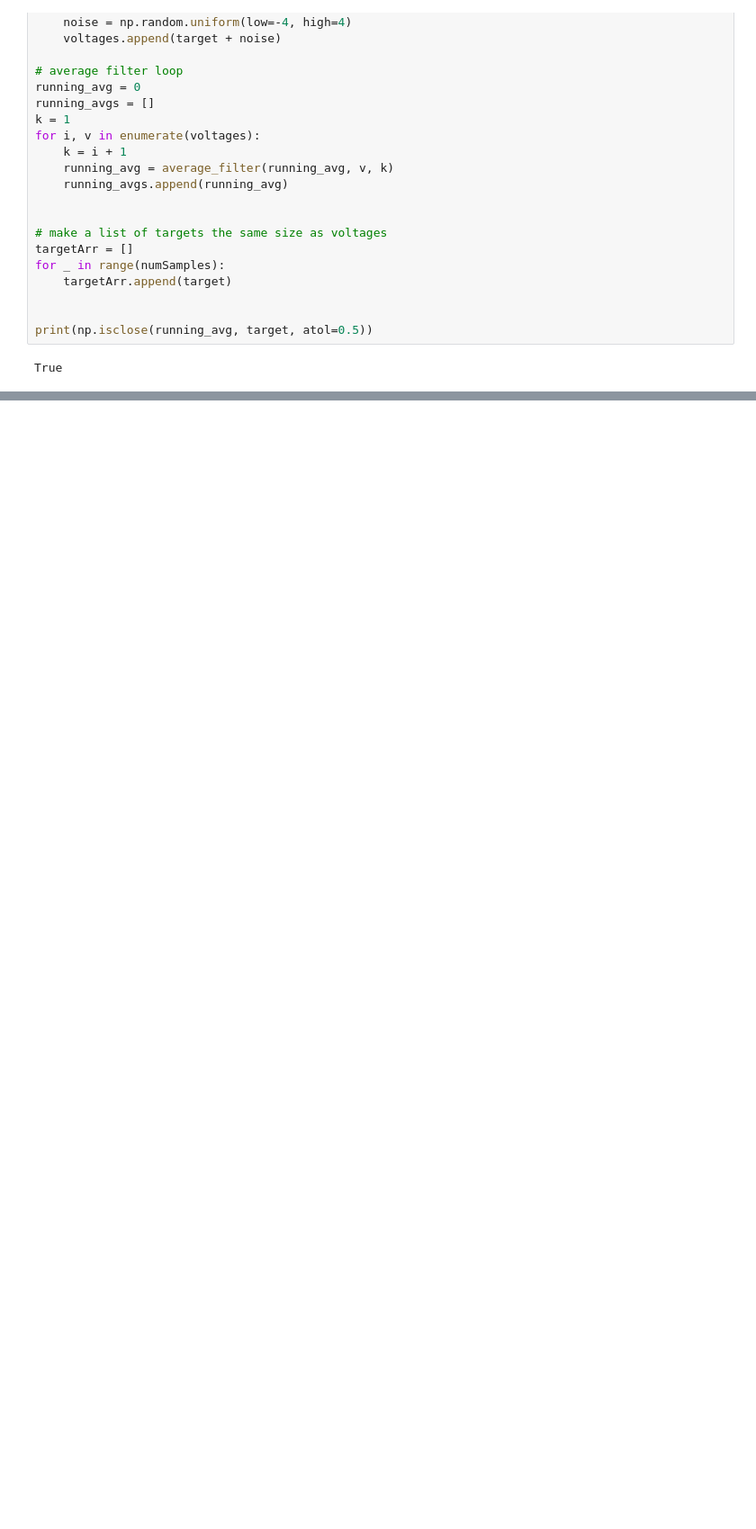
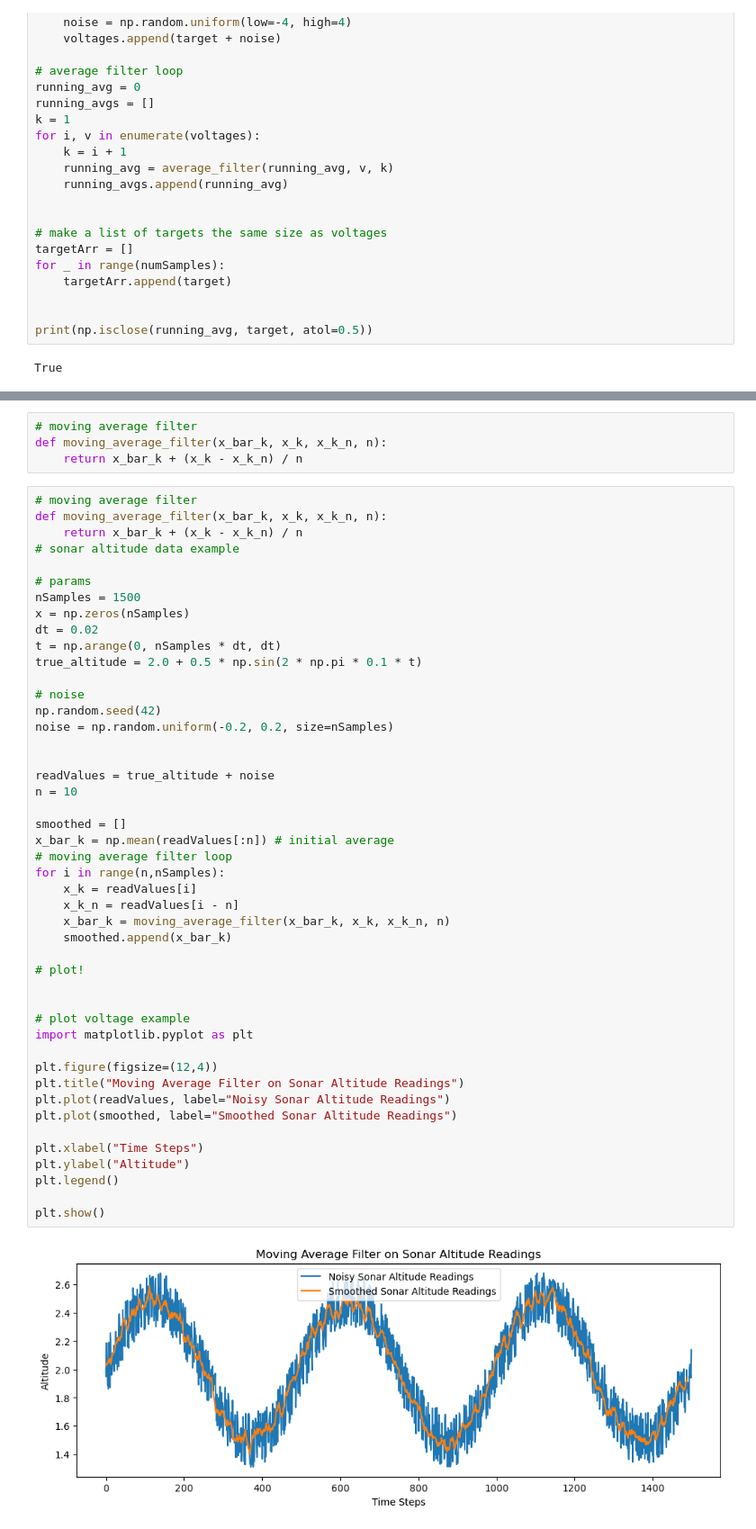
Before and after one commit to MouseTrap-codes/kalman-filter, a Jupyter notebook: recursive_filters.ipynb, the cells around one changed output, grey strips where cells are left out. Shown: that part at 90% size. Drawn from its saved outputs; the diff is of its cells as text; blank space fills up the shorter version.

Commit message:
Implement Moving Average Filter + example

```diff
--- a/recursive_filters.ipynb
+++ b/recursive_filters.ipynb
@@ -67,3 +68,55 @@ plt.legend()
 plt.show()
 # %% [output]
 [figure]
+# %%
+# moving average filter
+def moving_average_filter(x_bar_k, x_k, x_k_n, n):
+    return x_bar_k + (x_k - x_k_n) / n
+# %%
+# moving average filter
+def moving_average_filter(x_bar_k, x_k, x_k_n, n):
+    return x_bar_k + (x_k - x_k_n) / n
+# sonar altitude data example
+
+# params
+nSamples = 1500
+x = np.zeros(nSamples)
+dt = 0.02
+t = np.arange(0, nSamples * dt, dt)
+true_altitude = 2.0 + 0.5 * np.sin(2 * np.pi * 0.1 * t)
+
+# noise
+np.random.seed(42)
+noise = np.random.uniform(-0.2, 0.2, size=nSamples)
+
+
+readValues = true_altitude + noise
+n = 10
+
+smoothed = []
+x_bar_k = np.mean(readValues[:n]) # initial average
+# moving average filter loop
+for i in range(n,nSamples):
+    x_k = readValues[i]
+    x_k_n = readValues[i - n]
+    x_bar_k = moving_average_filter(x_bar_k, x_k, x_k_n, n)
+    smoothed.append(x_bar_k)
+
+# plot!
+
+
+# plot voltage example
+import matplotlib.pyplot as plt
+
+plt.figure(figsize=(12,4))
+plt.title("Moving Average Filter on Sonar Altitude Readings")
+plt.plot(readValues, label="Noisy Sonar Altitude Readings")
+plt.plot(smoothed, label="Smoothed Sonar Altitude Readings")
+
+plt.xlabel("Time Steps")
+plt.ylabel("Altitude")
+plt.legend()
+
+plt.show()
+# %% [output]
+[figure, added]
```
Also changed, not shown: parts of 1 cell of this notebook.
